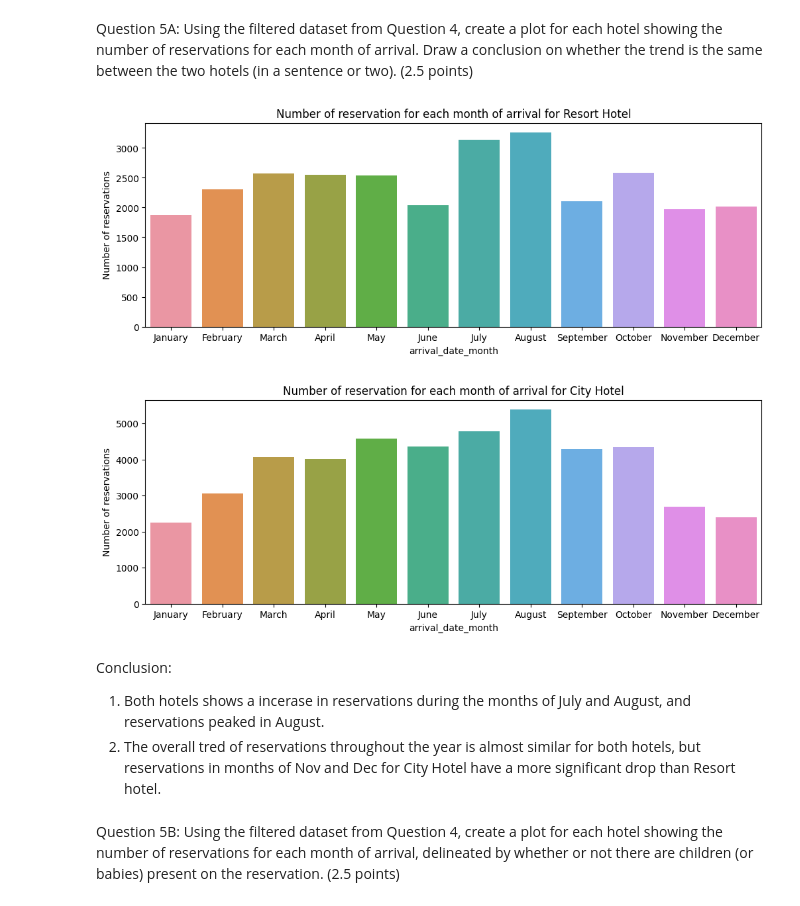
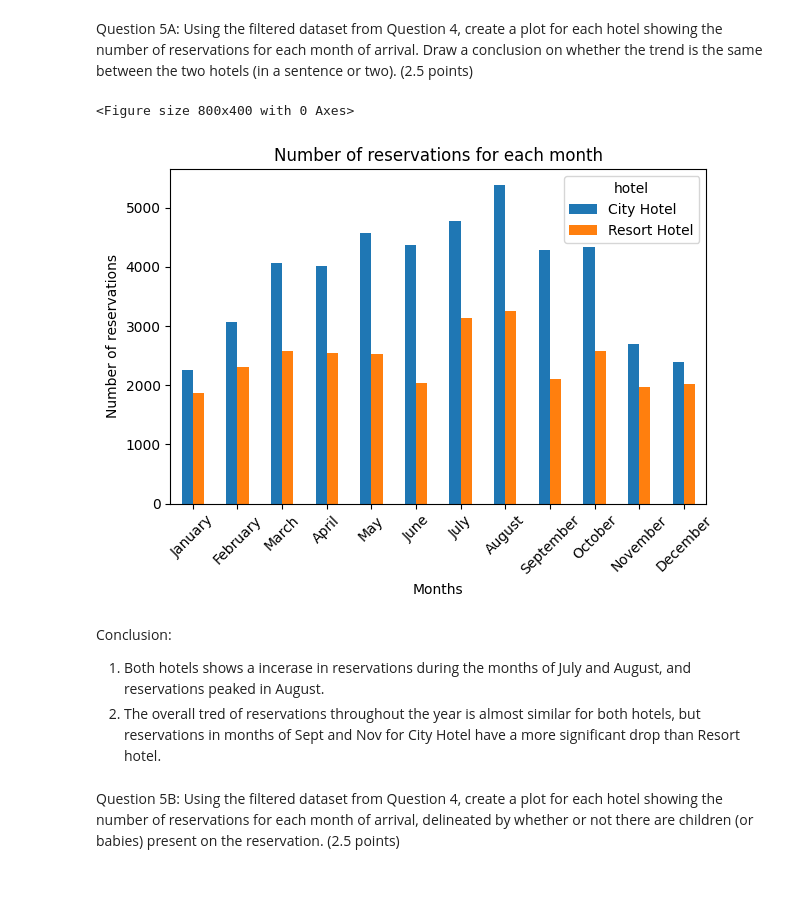
Before and after one commit to khatgarhaastha/MSAI339_HW1, a Jupyter notebook: Aastha_Khatgarh_MSAI339_HW1.ipynb, the cells around one changed output. Saved outputs shown, nothing was run; the diff lists cells and outputs as text; code cells hidden in the pictures.

```diff
--- a/Aastha_Khatgarh_MSAI339_HW1.ipynb
+++ b/Aastha_Khatgarh_MSAI339_HW1.ipynb
@@ -203,0 +180,5 @@ styled_df(df_not_canceled.head())
+# %%
+# to find the visitors who did not cancelled their reservations, we add all the rows with 0 in the 'is_cancelled' column
+
+non_canceled_reservations = df[df['is_canceled'] == 0]
+non_canceled_reservations.head().style.hide_index()
@@ -204,35 +192,29 @@ styled_df(df_not_canceled.head())
 # %% [markdown]
 Question 5A: Using the filtered dataset from Question 4, create a plot for each hotel showing the number of reservations for each month of arrival. Draw a conclusion on whether the trend is the same between the two hotels (in a sentence or two). (2.5 points)
-# %%
-# 1. Filter the dataset by hotel
-# 2. group the dtaset by month of arrival
-# 3. Count the number of reservations for each month
-# 4. Plot the results
-
-# making a for loop to go over the data for differen hotels (overwrites the data in filterd_df for each unique hotel in each iteration)
-for hotel in df_not_canceled['hotel'].unique():
-
-  # Filter the dataframe for each hotel
-  filtered_df = df_not_canceled[df_not_canceled['hotel'] == hotel]
-
-  # Group the data by month and count the reservations
-  reservations_by_month = filtered_df.groupby('arrival_date_month').size().reset_index(name = 'Number of reservations')
-
-  # Make the months ordered in the created reservations-by_month dataframe
-  month_order =['January','February', 'March', 'April', 'May', 'June', 'July', 'August', 'September', 'October', 'November', 'December']
-  reservations_by_month['arrival_date_month'] = pd.Categorical(reservations_by_month['arrival_date_month'], categories = month_order, ordered=True)
-
-  # Plot the data using matplotlib and seaborn
-  plt.figure(figsize=(12,4))
-  sns.barplot(x = 'arrival_date_month', y = 'Number of reservations', data = reservations_by_month)
-  plt.title(f'Number of reservation for each month of arrival for {hotel}')
-  plt.show()
-# %% [output]
-[figure, removed]
-[figure, removed]
+# %%
+# Group by hotel and month, then count reservations for each group
+# unstack() is used to pivot the hotel level of index to column
+reservations_by_month = non_canceled_reservations.groupby(['arrival_date_month','hotel']).size().unstack()
+
+# Sorting the months for better visualisation
+ordered_months = ['January', 'February', 'March', 'April', 'May', 'June', 'July', 'August', 'September', 'October', 'November', 'December']
+reservations_by_month = reservations_by_month.reindex(ordered_months)
+
+#plotting
+plt.figure(figsize = (8,4))
+reservations_by_month.plot(kind = 'bar')
+plt.title("Number of reservations for each month")
+plt.xlabel('Months')
+plt.ylabel('Number of reservations')
+plt.xticks(rotation = 45)
+plt.tight_layout()
+plt.show()
+# %% [output]
+<Figure size 800x400 with 0 Axes>
+[figure, added]
 # %% [markdown]
 Conclusion:
 1. Both hotels shows a incerase in reservations during the months of July and August, and reservations peaked in August.
-2. The overall tred of reservations throughout the year is almost similar for both hotels, but reservations in months of Nov and Dec for City Hotel have a more significant drop than Resort hotel.
+2. The overall tred of reservations throughout the year is almost similar for both hotels, but reservations in months of Sept and Nov for City Hotel have a more significant drop than Resort hotel.
 # %% [markdown]
 Question 5B: Using the filtered dataset from Question 4, create a plot for each hotel showing the number of reservations for each month of arrival, delineated by whether or not there are children (or babies) present on the reservation. (2.5 points)
```
Also changed, not shown: parts of 21 cells of this notebook.
